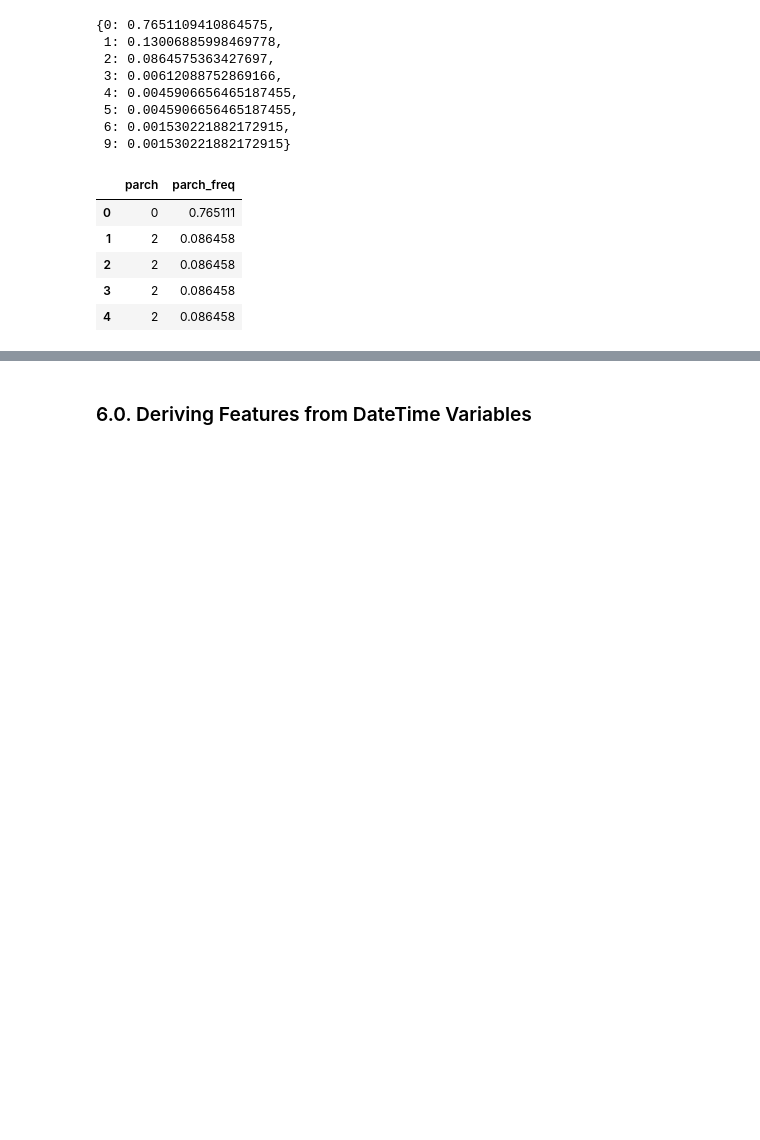
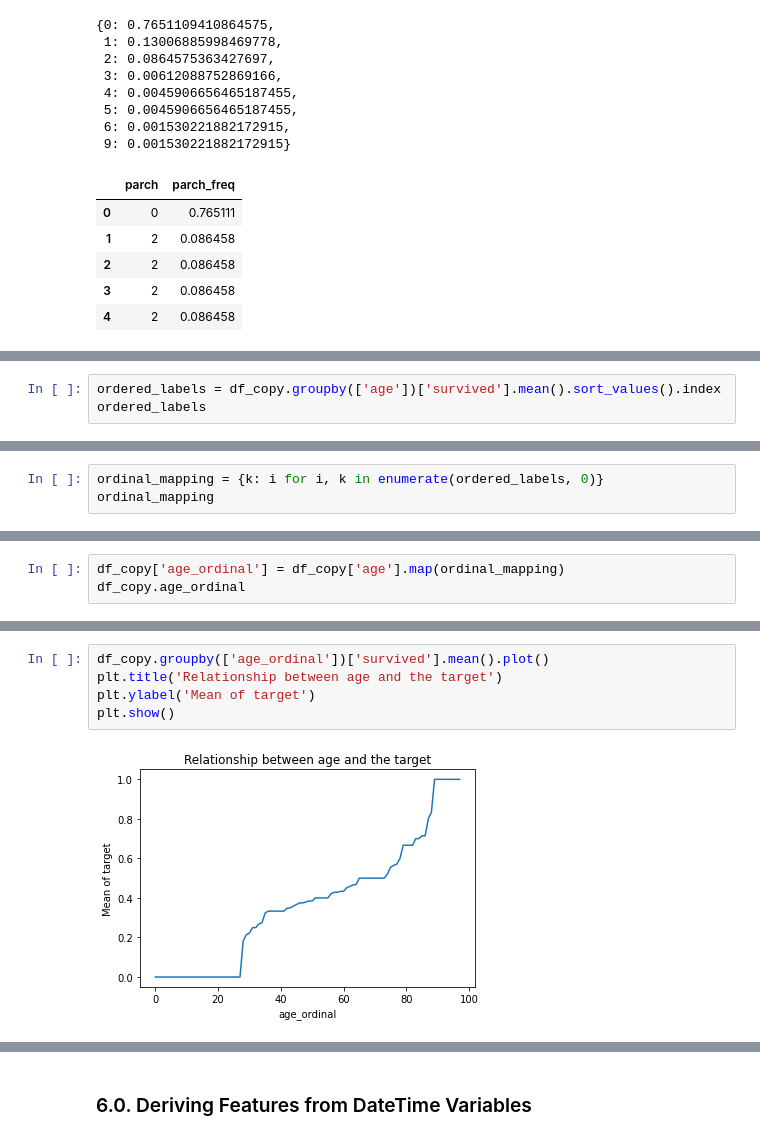
Before and after one commit to jtupitza-msft/edsp-mentoring-program, a Jupyter notebook: 04-Feature-Engineering.ipynb, the cells around one changed output, grey strips where cells are left out. Saved outputs shown, nothing was run; the diff lists cells and outputs as text; blank space fills up the shorter version.

```diff
--- a/04-Feature-Engineering.ipynb
+++ b/04-Feature-Engineering.ipynb
@@ -934,0 +951,3 @@ df_copy[[col_name, enc_col_name]].head()
+# %%
+ordered_labels = df_copy.groupby(['age'])['survived'].mean().sort_values().index
+ordered_labels
@@ -934,0 +969,3 @@ df_copy[[col_name, enc_col_name]].head()
+# %%
+ordinal_mapping = {k: i for i, k in enumerate(ordered_labels, 0)}
+ordinal_mapping
@@ -934,0 +990,3 @@ df_copy[[col_name, enc_col_name]].head()
+# %%
+df_copy['age_ordinal'] = df_copy['age'].map(ordinal_mapping)
+df_copy.age_ordinal
@@ -934,0 +1006,7 @@ df_copy[[col_name, enc_col_name]].head()
+# %%
+df_copy.groupby(['age_ordinal'])['survived'].mean().plot()
+plt.title('Relationship between age and the target')
+plt.ylabel('Mean of target')
+plt.show()
+# %% [output]
+[figure, added]
```
Also changed, not shown: parts of 28 cells of this notebook.
